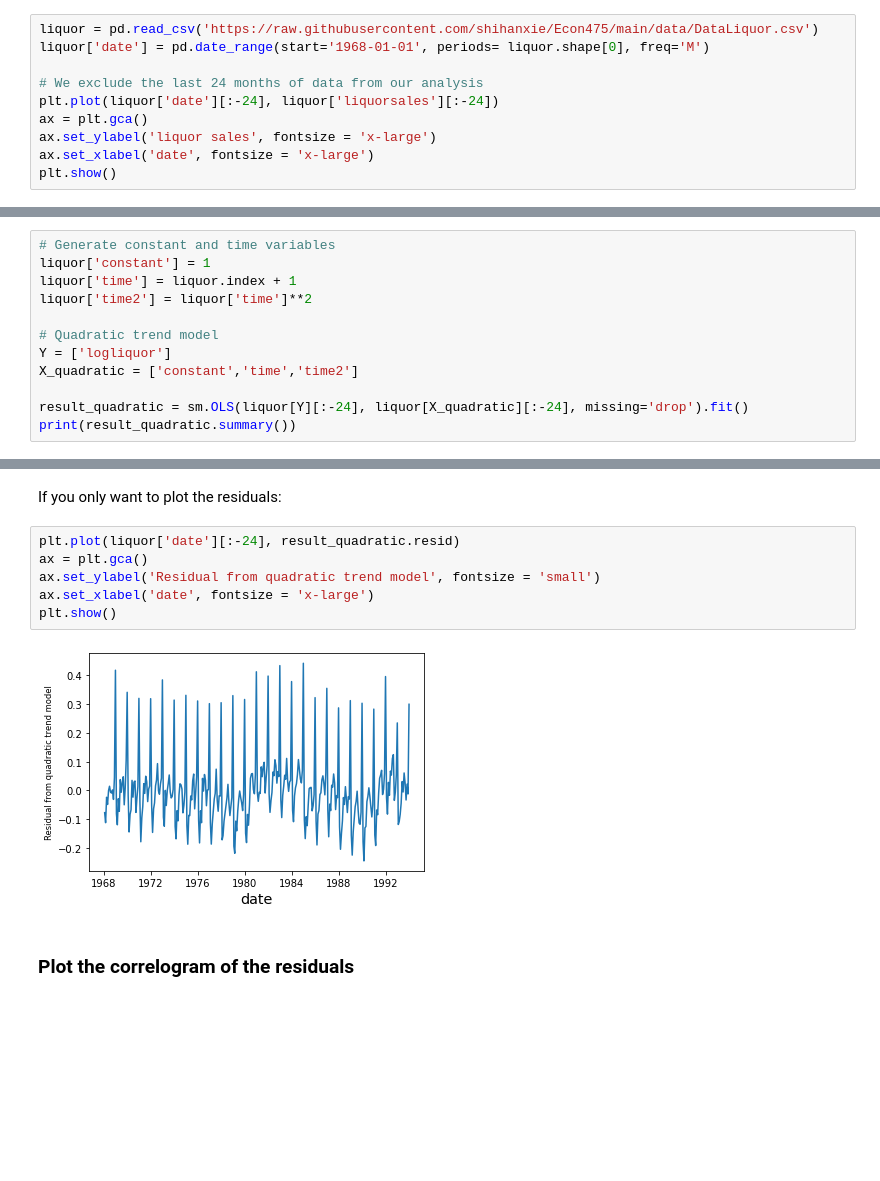
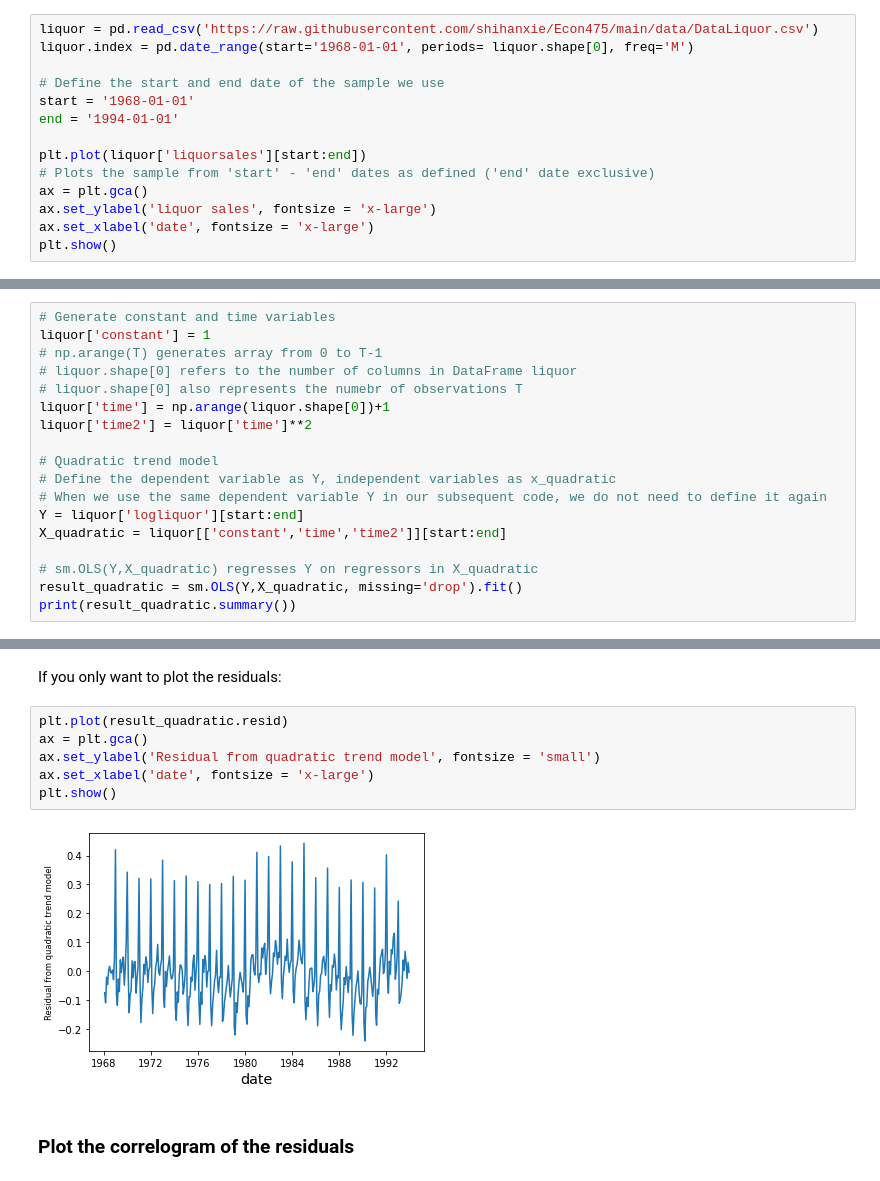
Before and after one commit to shihanxie/Econ475, a Jupyter notebook: LiqourSale.ipynb, the cells around one changed output, grey strips where cells are left out. Drawn from its saved outputs; the diff is of its cells as text; blank space fills up the shorter version.

```diff
--- a/LiqourSale.ipynb
+++ b/LiqourSale.ipynb
@@ -37,9 +37,13 @@ from statsmodels.tsa.arima.model import ARIMA
 # %%
 liquor = pd.read_csv('https://raw.githubusercontent.com/shihanxie/Econ475/main/data/DataLiquor.csv')
-liquor['date'] = pd.date_range(start='1968-01-01', periods= liquor.shape[0], freq='M')
+liquor.index = pd.date_range(start='1968-01-01', periods= liquor.shape[0], freq='M')
 
-# We exclude the last 24 months of data from our analysis
-plt.plot(liquor['date'][:-24], liquor['liquorsales'][:-24])
+# Define the start and end date of the sample we use
+start = '1968-01-01'
+end = '1994-01-01'
+
+plt.plot(liquor['liquorsales'][start:end])
+# Plots the sample from 'start' - 'end' dates as defined ('end' date exclusive)
 ax = plt.gca()
 ax.set_ylabel('liquor sales', fontsize = 'x-large')
 ax.set_xlabel('date', fontsize = 'x-large')
@@ -63,14 +67,20 @@ plt.show()
 # %%
 # Generate constant and time variables
 liquor['constant'] = 1
-liquor['time'] = liquor.index + 1
+# np.arange(T) generates array from 0 to T-1
+# liquor.shape[0] refers to the number of columns in DataFrame liquor
+# liquor.shape[0] also represents the numebr of observations T
+liquor['time'] = np.arange(liquor.shape[0])+1
 liquor['time2'] = liquor['time']**2
 
 # Quadratic trend model
-Y = ['logliquor']
-X_quadratic = ['constant','time','time2']
+# Define the dependent variable as Y, independent variables as x_quadratic
+# When we use the same dependent variable Y in our subsequent code, we do not need to define it again
+Y = liquor['logliquor'][start:end]
+X_quadratic = liquor[['constant','time','time2']][start:end]
 
-result_quadratic = sm.OLS(liquor[Y][:-24], liquor[X_quadratic][:-24], missing='drop').fit()
+# sm.OLS(Y,X_quadratic) regresses Y on regressors in X_quadratic
+result_quadratic = sm.OLS(Y,X_quadratic, missing='drop').fit()
 print(result_quadratic.summary())
 # %% [output]
                             OLS Regression Results
@@ -118,13 +128,13 @@ plt.show()
 # %% [markdown]
 If you only want to plot the residuals:
 # %%
-plt.plot(liquor['date'][:-24], result_quadratic.resid)
+plt.plot(result_quadratic.resid)
 ax = plt.gca()
 ax.set_ylabel('Residual from quadratic trend model', fontsize = 'small')
 ax.set_xlabel('date', fontsize = 'x-large')
 plt.show()
 # %% [output]
-[figure, old version]
+[figure, new version]
 # %% [markdown]
 ### Plot the correlogram of the residuals
 # %%
```
Also changed, not shown: parts of 22 cells of this notebook.
